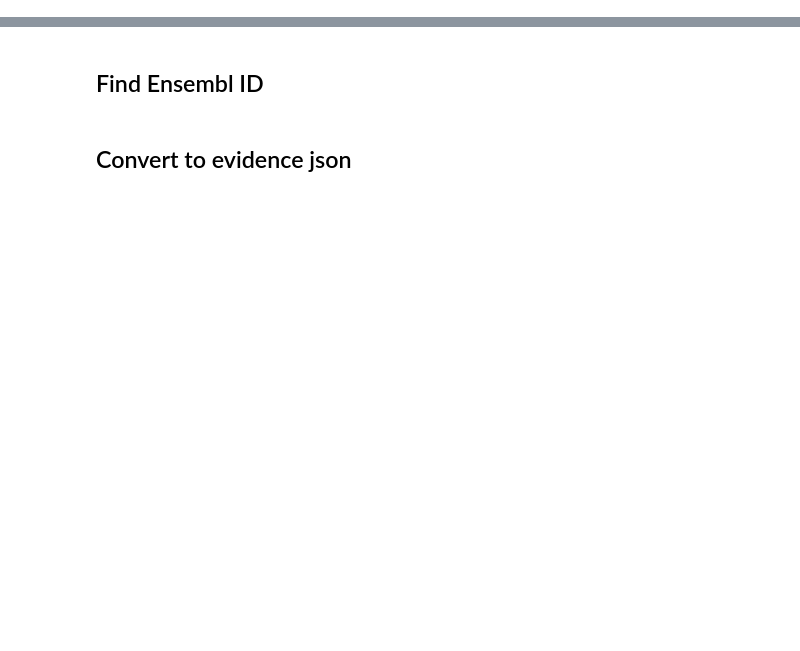
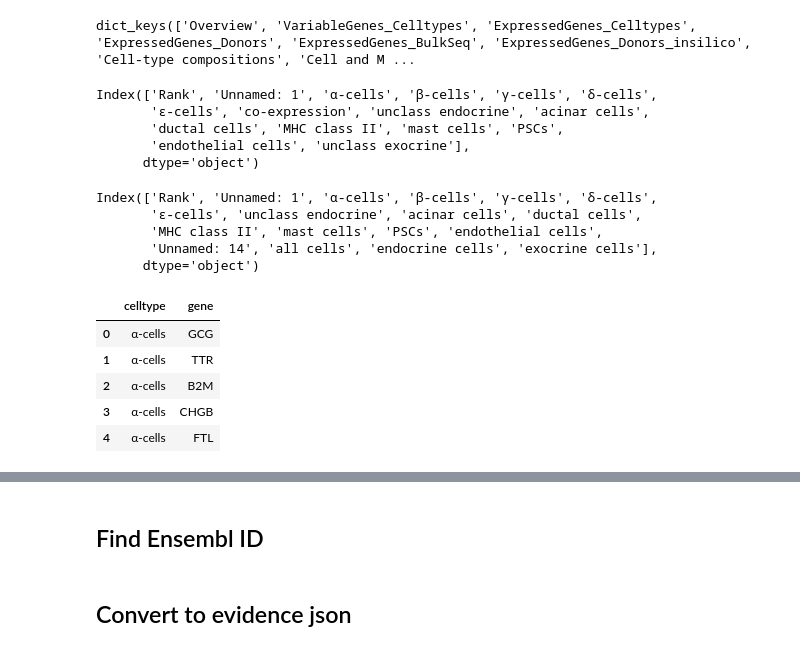
Before and after one commit to sbooeshaghi/llmarkers, a Jupyter notebook: data/pancreas_Segerstolpe2016/evidence_deg/markers.ipynb, the cells around one changed output, grey strips where cells are left out. Drawn from its saved outputs; the diff is of its cells as text; code cells hidden in the pictures; blank space fills up the shorter version.

Commit message:
selected correct table for marker deg creation for pancreas_Segerstolpe2016, updated markers.ipynb

```diff
--- a/data/pancreas_Segerstolpe2016/evidence_deg/markers.ipynb
+++ b/data/pancreas_Segerstolpe2016/evidence_deg/markers.ipynb
@@ -43,0 +28,44 @@ df
+# %%
+excel = pd.read_excel("paper_degs.xlsx", sheet_name=None, skiprows=4)
+# %%
+excel.keys()
+# %% [output]
+dict_keys(['Overview', 'VariableGenes_Celltypes', 'ExpressedGenes_Celltypes', 'ExpressedGenes_Donors', 'ExpressedGenes_BulkSeq', 'ExpressedGenes_Donors_insilico', 'Cell-type compositions', 'Cell and M ...
+# %%
+excel["ExpressedGenes_Celltypes"].columns
+# %% [output]
+Index(['Rank', 'Unnamed: 1', 'α-cells', 'β-cells', 'γ-cells', 'δ-cells',
+       'ε-cells', 'co-expression', 'unclass endocrine', 'acinar cells',
+       'ductal cells', 'MHC class II', 'mast cells', 'PSCs',
+       'endothelial cells', 'unclass exocrine'],
+      dtype='object')
+# %%
+excel["VariableGenes_Celltypes"].columns
+# %% [output]
+Index(['Rank', 'Unnamed: 1', 'α-cells', 'β-cells', 'γ-cells', 'δ-cells',
+       'ε-cells', 'unclass endocrine', 'acinar cells', 'ductal cells',
+       'MHC class II', 'mast cells', 'PSCs', 'endothelial cells',
+       'Unnamed: 14', 'all cells', 'endocrine cells', 'exocrine cells'],
+      dtype='object')
+# %%
+n_top_genes = 50
+
+# VariableGenes_Celltypes: Lists with genes ranked in descending order according to biological variation within the different cell types.
+# ExpressedGenes_Celltypes: Lists with genes ranked in descending order according to magnitude of expression for the different cell types (used in Figure 2B).
+
+# The file is sorted in descending order by most relevant genes (they did not release pvals or logfc)
+df = excel["ExpressedGenes_Celltypes"].drop(
+    columns=["Rank", "Unnamed: 1", "co-expression"]
+    ).map(
+        lambda x: x.replace("'", "")
+    ).iloc[:n_top_genes].melt(
+    ).rename(columns={"variable": "celltype", "value": "gene"})
+# %%
+df.head()
+# %% [output]
+|  | celltype | gene |
+| 0 | α-cells | GCG |
+| 1 | α-cells | TTR |
+| 2 | α-cells | B2M |
+| 3 | α-cells | CHGB |
+| 4 | α-cells | FTL |
```
Also changed, not shown: parts of 19 cells of this notebook, 1 other file.
